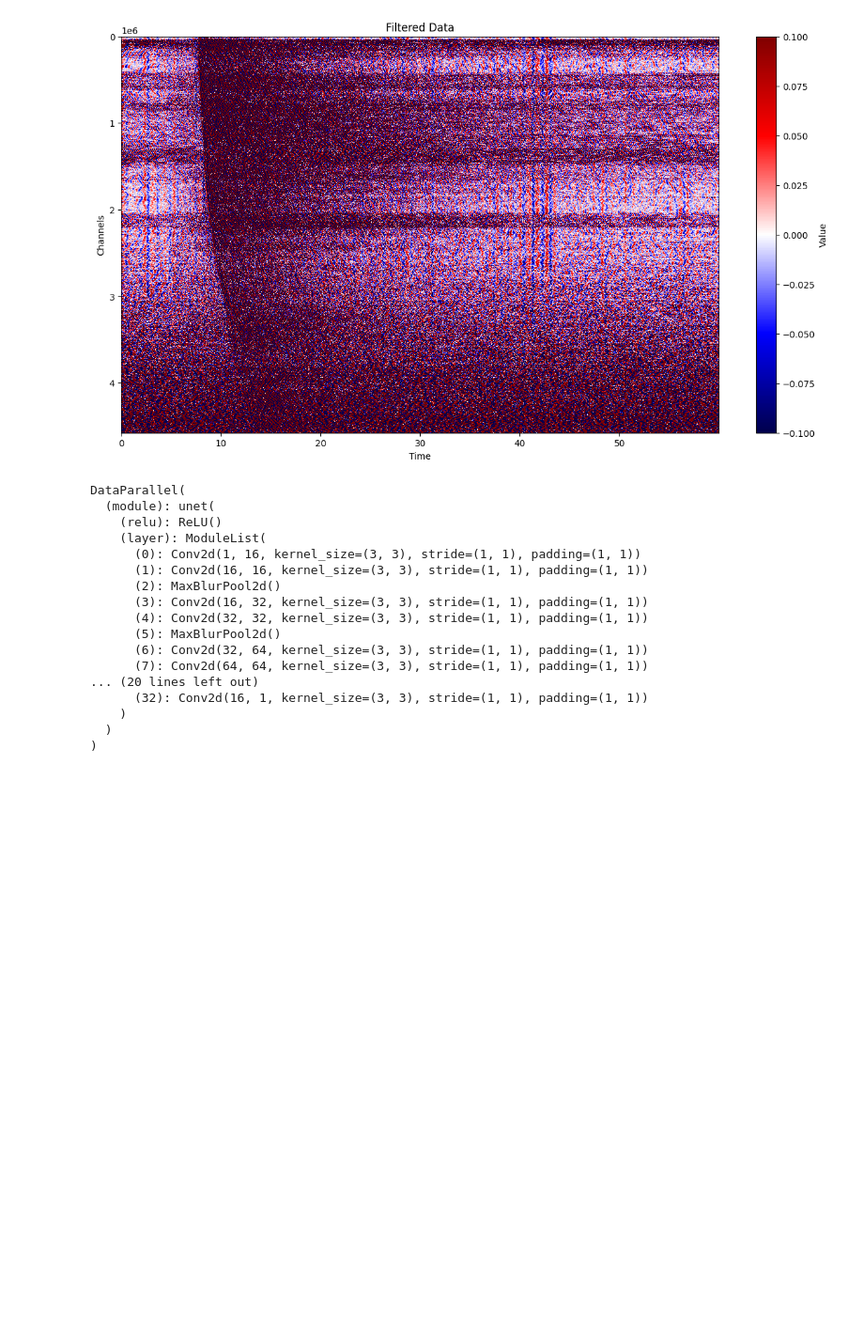
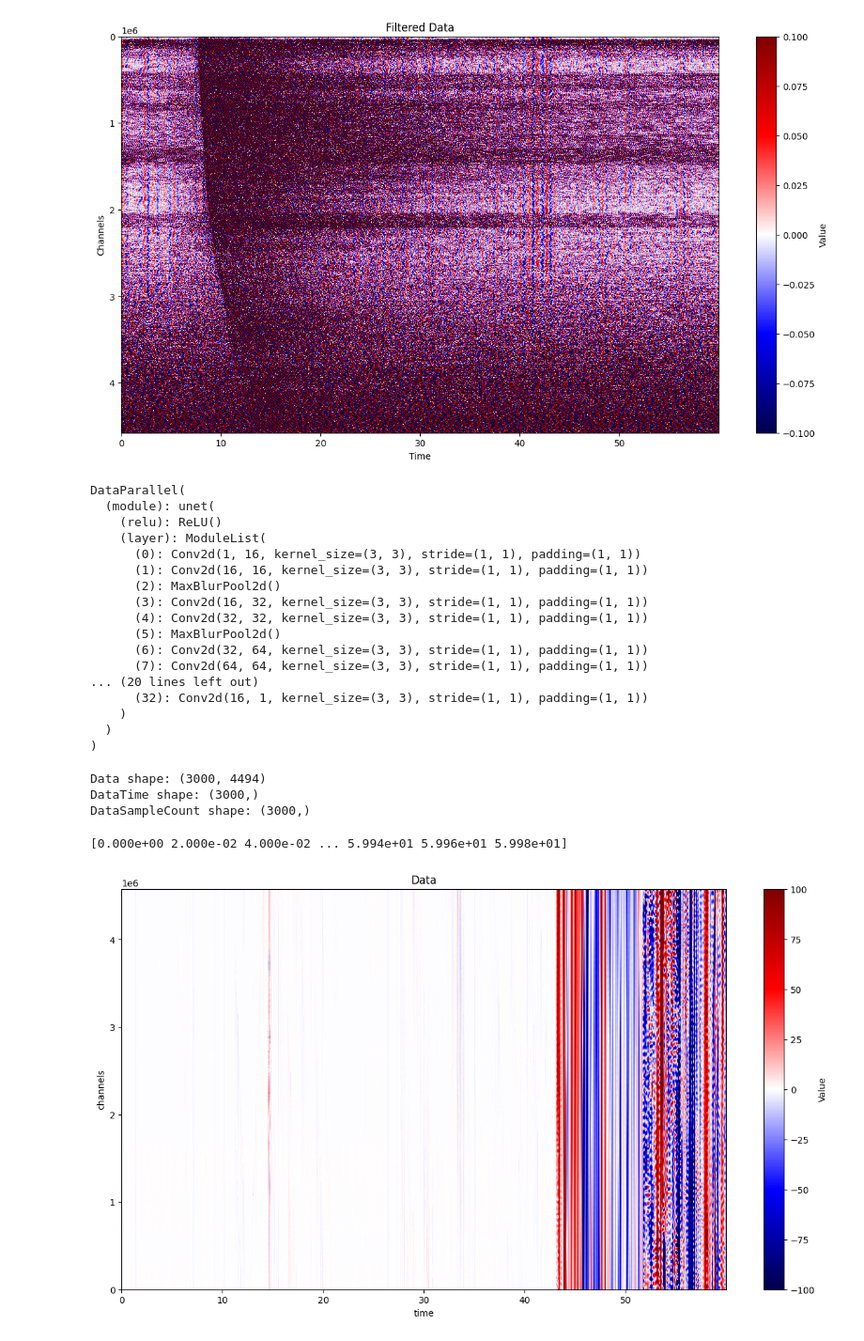
Before and after one commit to uwfiberlab/curatedDAS, a Jupyter notebook: test.ipynb, the cells around one changed output. Shown at 94% size. Cells and saved outputs as stored; diff of their text form; code cells hidden in the pictures; blank space fills up the shorter version.

```diff
--- a/test.ipynb
+++ b/test.ipynb
@@ -204,3 +201,44 @@ DataParallel(
 #     mulDenoise_1 = model_1(oneDenoise_1)  # Apply the model to the output again (second pass)
 #     mulDenoise_1 = model_1(mulDenoise_1)  # Third pass
 #     mulDenoise_1 = model_1(mulDenoise_1)  # Fourth pass
+# %%
+# car noise test
+file_path = "/auto/psound-wd4/rainier50Hz/2023/235/rainier_50Hz_2023-08-23_23.50.00_UTC.h5"
+
+# Load the data
+f = h5py.File(file_path, 'r')
+
+# Get dimensions of data
+data = f['Acquisition/Raw[0]/RawData'][:] # numpy array
+data_time = f['Acquisition/Raw[0]/RawDataTime'][:]
+# data_sample_count = f['Acquisition/Raw[0]/RawDataSampleCount'][:]
+
+print(f"Data shape: {data.shape}")
+print(f"DataTime shape: {data_time.shape}")
+print(f"DataSampleCount shape: {data_sample_count.shape}")
+# %% [output]
+Data shape: (3000, 4494)
+DataTime shape: (3000,)
+DataSampleCount shape: (3000,)
+# %%
+sampling_rate = 50  # 50 Hz
+time_vector = np.arange(0, data.shape[0] / sampling_rate, 1 / sampling_rate)
+print(time_vector)
+# %% [output]
+[0.000e+00 2.000e-02 4.000e-02 ... 5.994e+01 5.996e+01 5.998e+01]
+# %%
+plt.figure(figsize=(15, 8)) # Adjust the figure size as needed
+# cap the values to 1e-3
+# first dimension is time for 3000 samples and 200 Hz data
+# second dimension is the number of channels
+
+plt.imshow(data, aspect='auto', cmap='seismic',vmin=-1e2, vmax=1e2,extent=[0, time_vector[-1], 0, data_sample_count[-1]])
+plt.colorbar(label='Value') # Add a colorbar for reference
+plt.title("Data")
+plt.xlabel("time")
+plt.ylabel("channels")
+plt.show()
+
+# x-axis should be channel numbers and y axis should be time
+# %% [output]
+[figure, added]
```
Also changed, not shown: parts of 5 cells of this notebook, 8 other files.
